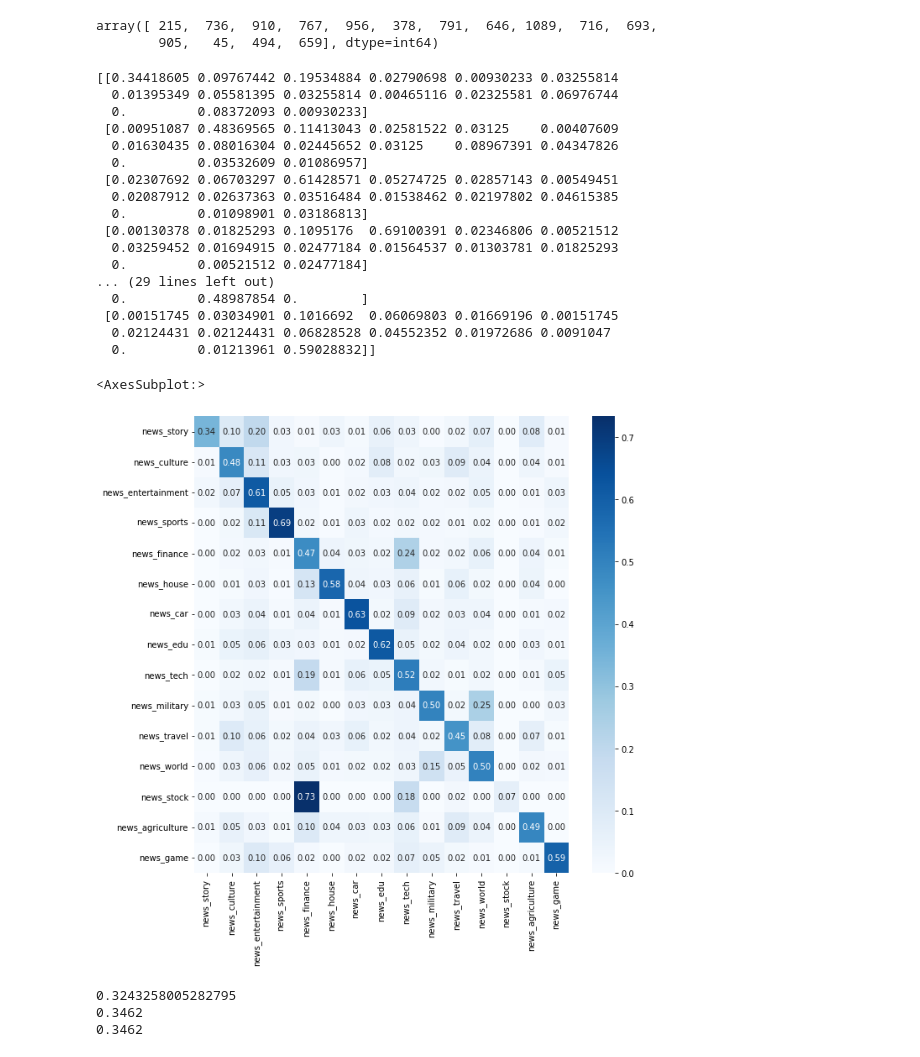
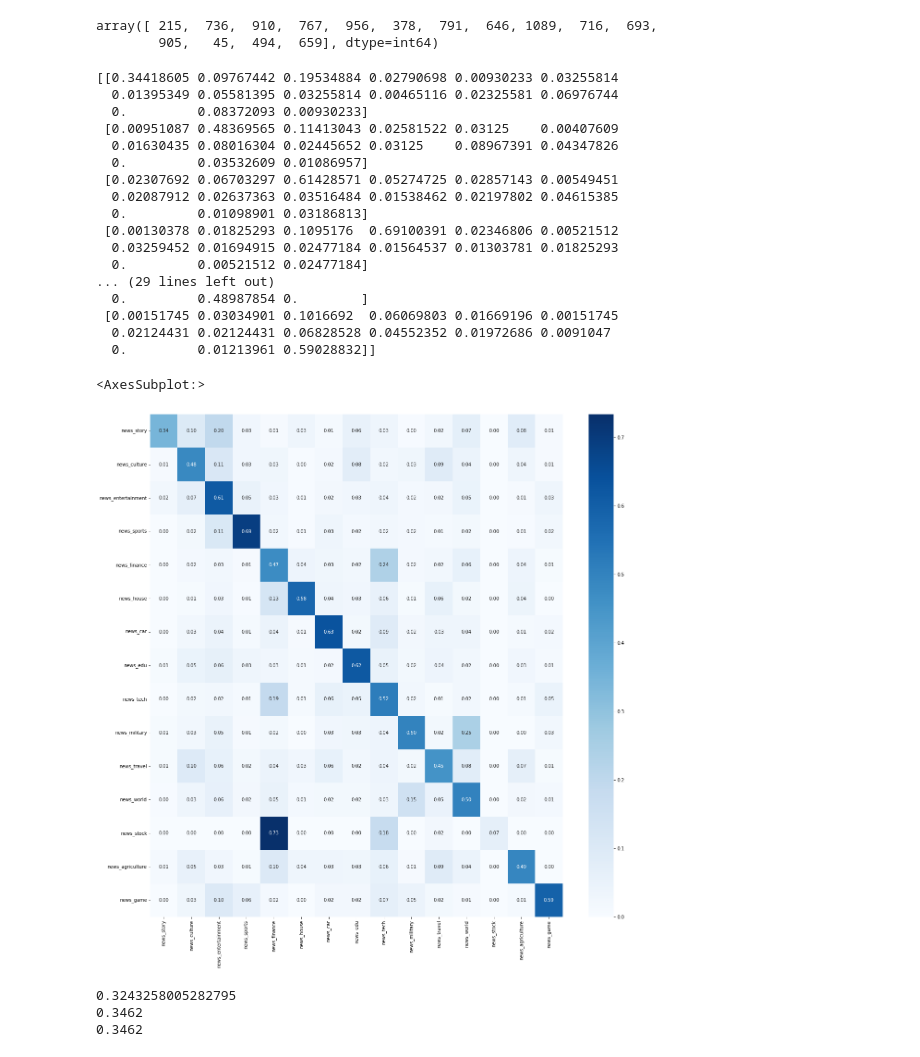
Before and after one commit to zhenhua32/py_nlp_classify, a Jupyter notebook: use_sklearn/test.ipynb, the cells around one changed output. Saved outputs shown, nothing was run; the diff lists cells and outputs as text; code cells hidden in the pictures.

```diff
--- a/use_sklearn/test.ipynb
+++ b/use_sklearn/test.ipynb
@@ -120,29 +120,29 @@ array([ 215,  736,  910,  767,  956,  378,  791,  646, 1089,  716,  693,
 # %%
 # 用百分比表示
 cm_percent = cm.astype("float") / cm.sum(axis=1)[:, np.newaxis]
 print(cm_percent)
-plt.figure(figsize=(10, 10))
+plt.figure(figsize=(20, 20))
 sns.heatmap(cm_percent, annot=True, fmt=".2f", cmap="Blues", xticklabels=label_dict.keys(), yticklabels=label_dict.keys())
 # %% [output]
 [[0.34418605 0.09767442 0.19534884 0.02790698 0.00930233 0.03255814
   0.01395349 0.05581395 0.03255814 0.00465116 0.02325581 0.06976744
   0.         0.08372093 0.00930233]
  [0.00951087 0.48369565 0.11413043 0.02581522 0.03125    0.00407609
   0.01630435 0.08016304 0.02445652 0.03125    0.08967391 0.04347826
   0.         0.03532609 0.01086957]
  [0.02307692 0.06703297 0.61428571 0.05274725 0.02857143 0.00549451
   0.02087912 0.02637363 0.03516484 0.01538462 0.02197802 0.04615385
   0.         0.01098901 0.03186813]
  [0.00130378 0.01825293 0.1095176  0.69100391 0.02346806 0.00521512
   0.03259452 0.01694915 0.02477184 0.01564537 0.01303781 0.01825293
   0.         0.00521512 0.02477184]
 ... (29 lines left out)
   0.         0.48987854 0.        ]
  [0.00151745 0.03034901 0.1016692  0.06069803 0.01669196 0.00151745
   0.02124431 0.02124431 0.06828528 0.04552352 0.01972686 0.0091047
   0.         0.01213961 0.59028832]]
 <AxesSubplot:>
-[figure, old version]
+[figure, new version]
 # %%
 from sklearn.naive_bayes import GaussianNB
 clf = GaussianNB()
```
Also changed, not shown: parts of 5 cells of this notebook, 4 other files.
